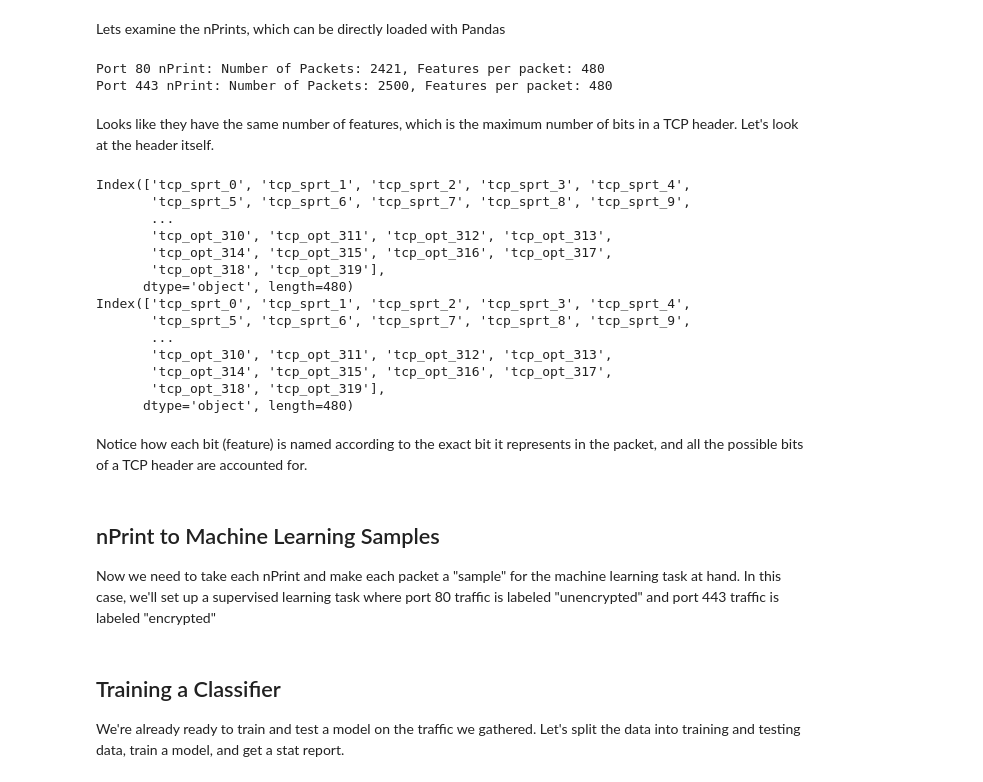
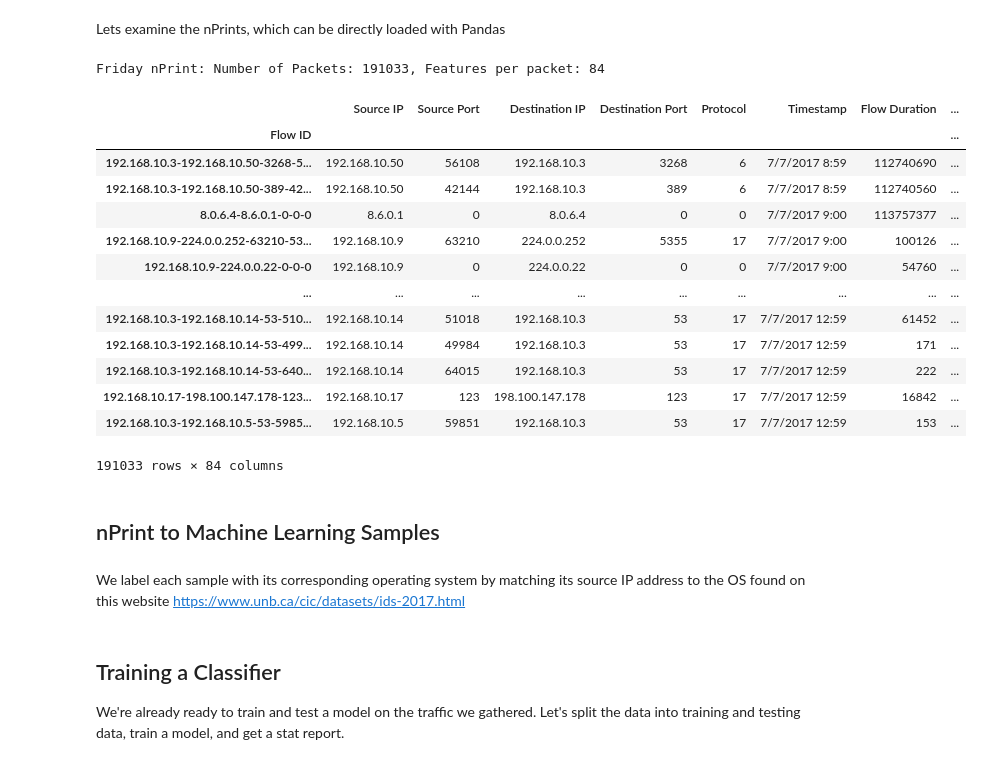
Before and after one commit to IrinaLee521/MLFinalProject, a Jupyter notebook: nprint-ml-tutorial.ipynb, the cells around one changed output. Cells and saved outputs as stored; diff of their text form; code cells hidden in the pictures.

```diff
--- a/nprint-ml-tutorial.ipynb
+++ b/nprint-ml-tutorial.ipynb
@@ -27,37 +22,8 @@ Lets examine the nPrints, which can be directly loaded with Pandas
 # %%
 import pandas as pd
 
-nprint_80 = pd.read_csv('port80.npt', index_col=0)
-nprint_443 = pd.read_csv('port443.npt', index_col=0)
+friday = pd.read_csv('TrafficLabelling/Friday-WorkingHours-Morning.pcap_ISCX.csv', index_col=0)
 
-print('Port 80 nPrint: Number of Packets: {0}, Features per packet: {1}'.format(nprint_80.shape[0], nprint_80.shape[1]))
-print('Port 443 nPrint: Number of Packets: {0}, Features per packet: {1}'.format(nprint_443.shape[0], nprint_443.shape[1]))
+print('Friday nPrint: Number of Packets: {0}, Features per packet: {1}'.format(friday.shape[0], friday.shape[1]))
 # %% [output]
-Port 80 nPrint: Number of Packets: 2421, Features per packet: 480
-Port 443 nPrint: Number of Packets: 2500, Features per packet: 480
+Friday nPrint: Number of Packets: 191033, Features per packet: 84
-# %% [markdown]
-Looks like they have the same number of features, which is the maximum number of bits in a TCP header. Let's look at the header itself.
-# %%
-print(nprint_80.columns)
-print(nprint_443.columns)
-# %% [output]
-Index(['tcp_sprt_0', 'tcp_sprt_1', 'tcp_sprt_2', 'tcp_sprt_3', 'tcp_sprt_4',
-       'tcp_sprt_5', 'tcp_sprt_6', 'tcp_sprt_7', 'tcp_sprt_8', 'tcp_sprt_9',
-       ...
-       'tcp_opt_310', 'tcp_opt_311', 'tcp_opt_312', 'tcp_opt_313',
-       'tcp_opt_314', 'tcp_opt_315', 'tcp_opt_316', 'tcp_opt_317',
-       'tcp_opt_318', 'tcp_opt_319'],
-      dtype='object', length=480)
-Index(['tcp_sprt_0', 'tcp_sprt_1', 'tcp_sprt_2', 'tcp_sprt_3', 'tcp_sprt_4',
-       'tcp_sprt_5', 'tcp_sprt_6', 'tcp_sprt_7', 'tcp_sprt_8', 'tcp_sprt_9',
-       ...
-       'tcp_opt_310', 'tcp_opt_311', 'tcp_opt_312', 'tcp_opt_313',
-       'tcp_opt_314', 'tcp_opt_315', 'tcp_opt_316', 'tcp_opt_317',
-       'tcp_opt_318', 'tcp_opt_319'],
-      dtype='object', length=480)
-# %% [markdown]
-Notice how each bit (feature) is named according to the exact bit it represents in the packet, and all the possible bits of a TCP header are accounted for.
-# %% [markdown]
-## nPrint to Machine Learning Samples
-
-Now we need to take each nPrint and make each packet a "sample" for the machine learning task at hand. In this case, we'll set up a supervised learning task where port 80 traffic is labeled "unencrypted" and port 443 traffic is labeled "encrypted"
@@ -75,0 +30,22 @@ for _, row in nprint_443.iterrows():
+# %%
+friday
+# %% [output]
+|  | Source IP | Source Port | Destination IP | Destination Port | Protocol | Timestamp | Flow Duration | ... |
+| Flow ID |  |  |  |  |  |  |  | ... |
+| 192.168.10.3-192.168.10.50-3268-5... | 192.168.10.50 | 56108 | 192.168.10.3 | 3268 | 6 | 7/7/2017 8:59 | 112740690 | ... |
+| 192.168.10.3-192.168.10.50-389-42... | 192.168.10.50 | 42144 | 192.168.10.3 | 389 | 6 | 7/7/2017 8:59 | 112740560 | ... |
+| 8.0.6.4-8.6.0.1-0-0-0 | 8.6.0.1 | 0 | 8.0.6.4 | 0 | 0 | 7/7/2017 9:00 | 113757377 | ... |
+| 192.168.10.9-224.0.0.252-63210-53... | 192.168.10.9 | 63210 | 224.0.0.252 | 5355 | 17 | 7/7/2017 9:00 | 100126 | ... |
+| 192.168.10.9-224.0.0.22-0-0-0 | 192.168.10.9 | 0 | 224.0.0.22 | 0 | 0 | 7/7/2017 9:00 | 54760 | ... |
+| ... | ... | ... | ... | ... | ... | ... | ... | ... |
+| 192.168.10.3-192.168.10.14-53-510... | 192.168.10.14 | 51018 | 192.168.10.3 | 53 | 17 | 7/7/2017 12:59 | 61452 | ... |
+| 192.168.10.3-192.168.10.14-53-499... | 192.168.10.14 | 49984 | 192.168.10.3 | 53 | 17 | 7/7/2017 12:59 | 171 | ... |
+| 192.168.10.3-192.168.10.14-53-640... | 192.168.10.14 | 64015 | 192.168.10.3 | 53 | 17 | 7/7/2017 12:59 | 222 | ... |
+| 192.168.10.17-198.100.147.178-123... | 192.168.10.17 | 123 | 198.100.147.178 | 123 | 17 | 7/7/2017 12:59 | 16842 | ... |
+| 192.168.10.3-192.168.10.5-53-5985... | 192.168.10.5 | 59851 | 192.168.10.3 | 53 | 17 | 7/7/2017 12:59 | 153 | ... |
+191033 rows × 84 columns
+# %% [markdown]
+## nPrint to Machine Learning Samples
+# %% [markdown]
+We label each sample with its corresponding operating system by matching its source IP address to the OS found
+on this website https://www.unb.ca/cic/datasets/ids-2017.html
```
Also changed, not shown: parts of 5 cells of this notebook.
